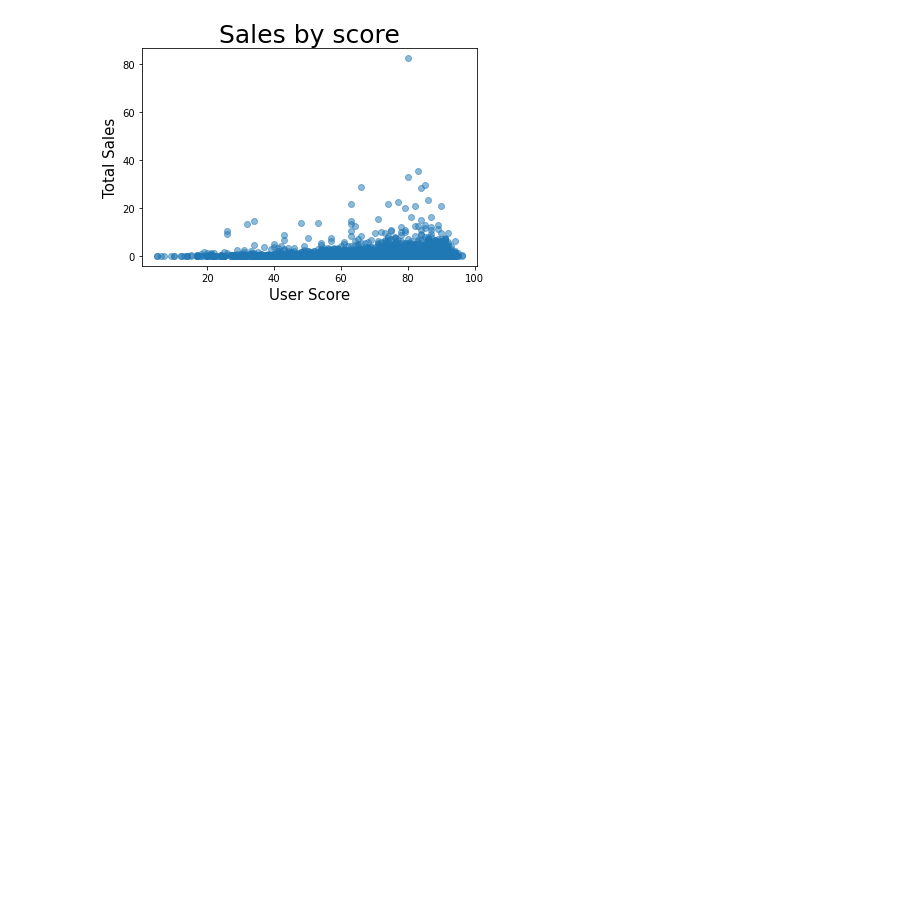
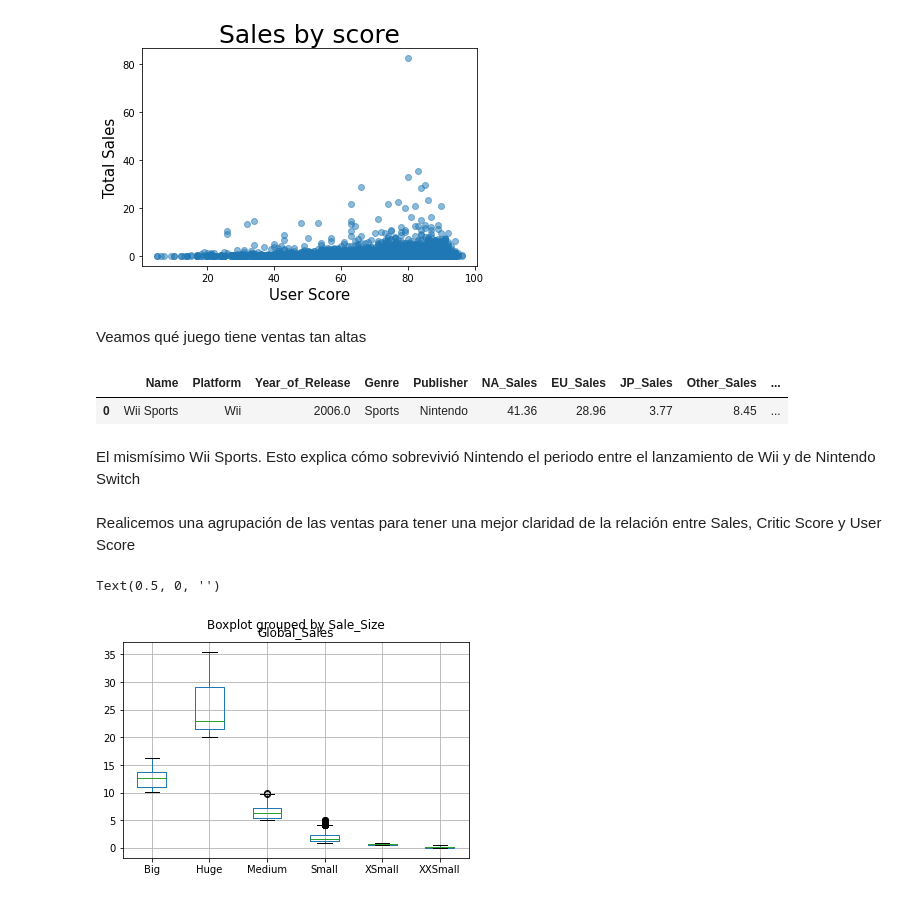
Before and after one commit to prope-2020-gh-classroom/practica-final-por-equipos-verano-2020-itam-jreyesgar93, a Jupyter notebook: Analisis_exploratorio.ipynb, the cells around one changed output. Cells and saved outputs as stored; diff of their text form; code cells hidden in the pictures; blank space fills up the shorter version.

```diff
--- a/Analisis_exploratorio.ipynb
+++ b/Analisis_exploratorio.ipynb
@@ -271,3 +281,29 @@ plt.ylabel('Total Sales',size = 15)
 plt.show()
 # %% [output]
 [figure]
+# %% [markdown]
+Veamos qué juego tiene ventas tan altas
+# %%
+video_games[video_games['Global_Sales']>80]
+# %% [output]
+|  | Name | Platform | Year_of_Release | Genre | Publisher | NA_Sales | EU_Sales | JP_Sales | Other_Sales | ... |
+| 0 | Wii Sports | Wii | 2006.0 | Sports | Nintendo | 41.36 | 28.96 | 3.77 | 8.45 | ... |
+# %% [markdown]
+El mismísimo Wii Sports. Esto explica cómo sobrevivió Nintendo el periodo entre el lanzamiento de Wii y de Nintendo Switch
+# %% [markdown]
+Realicemos una agrupación de las ventas para tener una mejor claridad de la relación entre Sales, Critic Score y User Score
+# %%
+
+video_games['Sale_Size'] = video_games['Global_Sales'].apply(lambda x: 'Huge' if x >= 20 else
+                                                                       'Big' if x >= 10 else
+                                                             'Medium' if x >= 5 else
+                                                             'Small' if x >= 1 else
+                                                             'XSmall' if x >= 0.5 else 'XXSmall')
+video_games = video_games[video_games['Global_Sales']< 80]
+video_games = video_games[video_games['Year_of_Release']< 2017]
+# %%
+video_games.boxplot(column = ['Global_Sales'], by = 'Sale_Size')
+plt.xlabel("")
+# %% [output]
+Text(0.5, 0, '')
+[figure, added]
```
Also changed, not shown: parts of 3 cells of this notebook.
